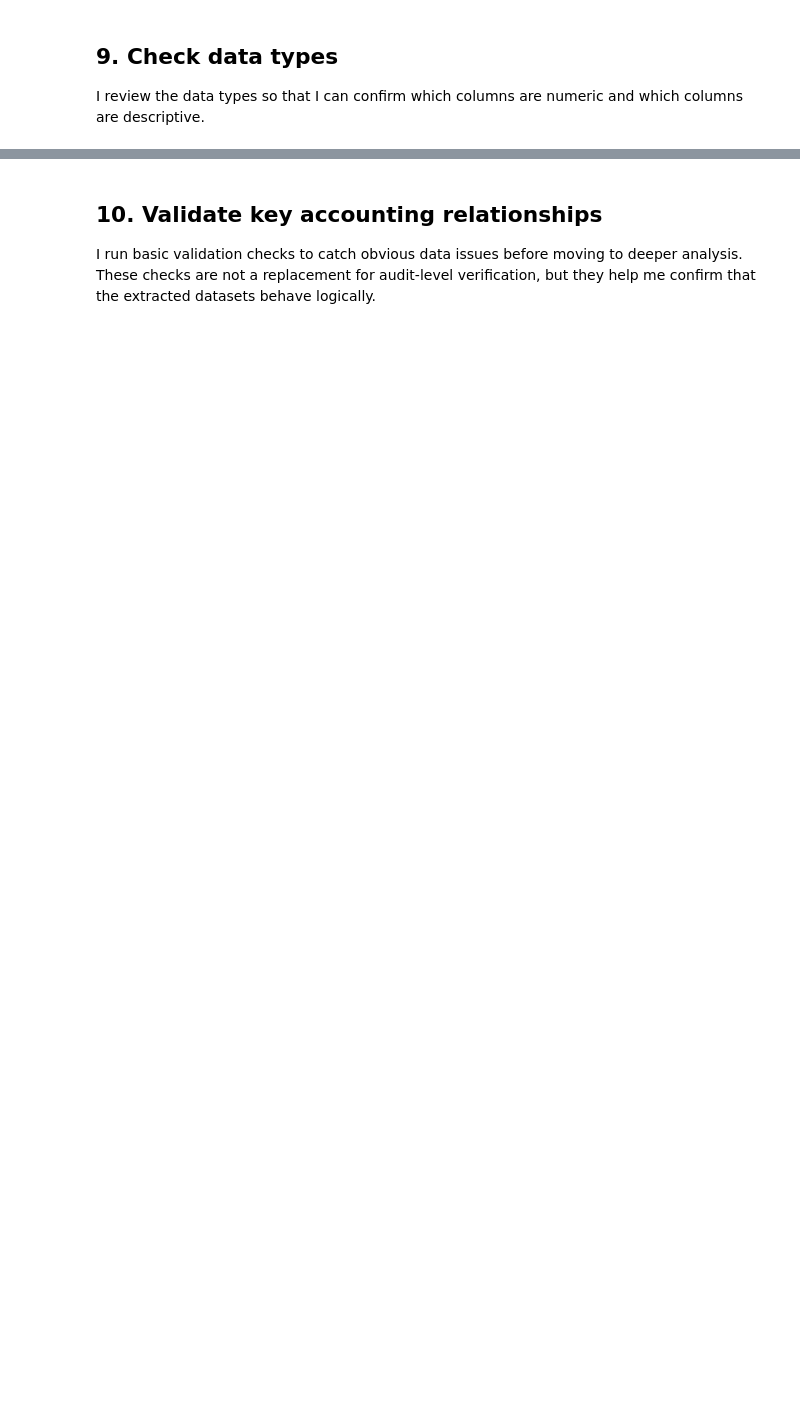
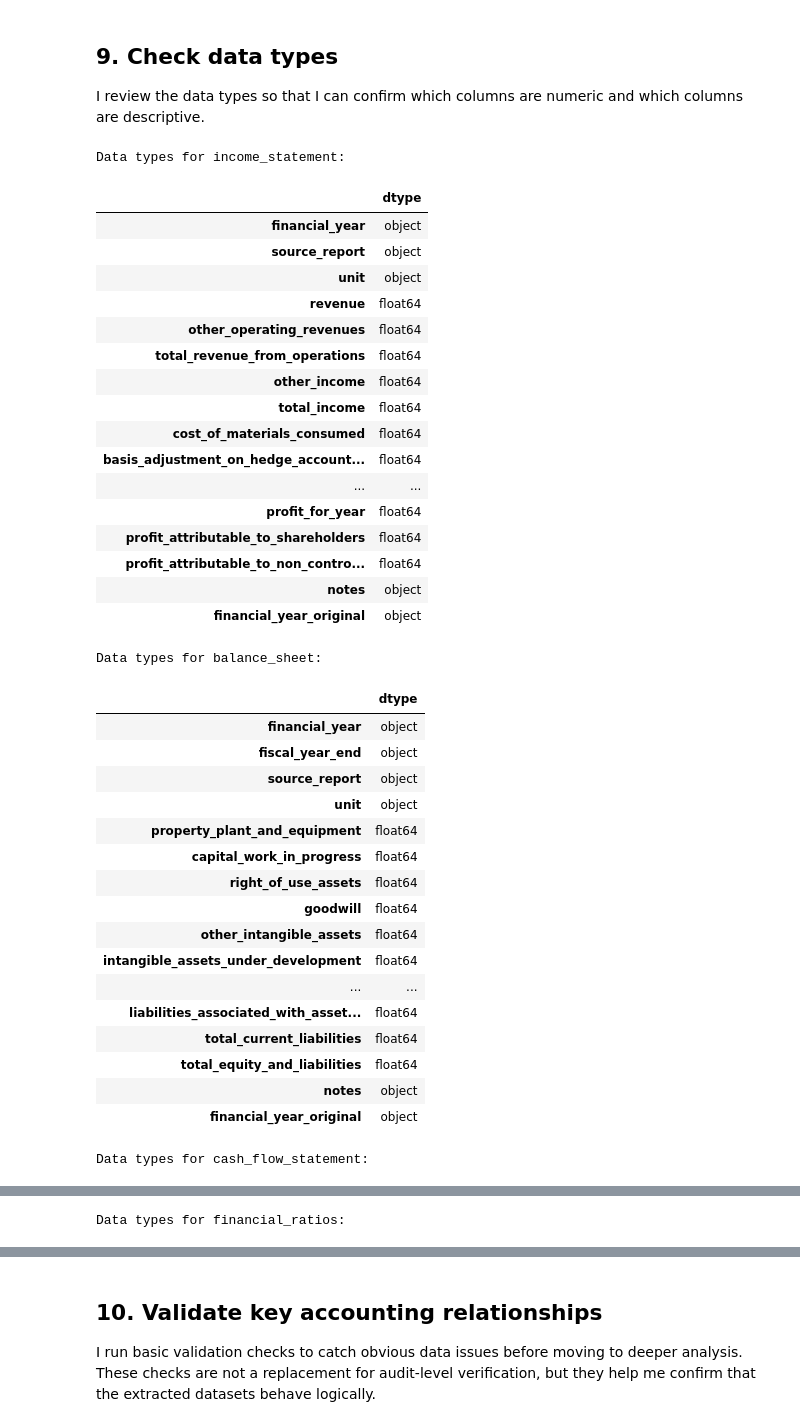
Before and after one commit to vatsal-goel/tata-motors-financial-analysis, a Jupyter notebook: notebooks/01_data_cleaning_and_validation.ipynb, the cells around one changed output, grey strips where cells are left out. Saved outputs shown, nothing was run; the diff lists cells and outputs as text; code cells hidden in the pictures; blank space fills up the shorter version.

Commit message:
Fix data validation notebook year standardization

```diff
--- a/notebooks/01_data_cleaning_and_validation.ipynb
+++ b/notebooks/01_data_cleaning_and_validation.ipynb
@@ -140,6 +174,5 @@ for name, df in datasets.items():
 
 # I display the original and standardized year values for each dataset.
 for name, df in datasets.items():
-    print(f"
-{name} year labels:")
+    print(f"{name} year labels:")
     display(df[["financial_year_original", "financial_year"]].drop_duplicates().sort_values("financial_year"))
@@ -250,8 +340,7 @@ for name, df in {
     "cash_flow_statement": cashflow_clean,
     "financial_ratios": ratios_clean,
 }.items():
-    print(f"
-Missing values in {name}:")
+    print(f"Missing values in {name}:")
     missing = df.isna().sum()
     missing = missing[missing > 0].sort_values(ascending=False)
 
@@ -266,10 +370,47 @@ I review the data types so that I can confirm which columns are numeric and whic
 # %%
 for name, df in {
     "income_statement": income_clean,
     "balance_sheet": balance_clean,
     "cash_flow_statement": cashflow_clean,
     "financial_ratios": ratios_clean,
 }.items():
-    print(f"
-Data types for {name}:")
+    print(f"Data types for {name}:")
     display(df.dtypes.to_frame("dtype"))
+# %% [output]
+Data types for income_statement:
+|  | dtype |
+| financial_year | object |
+| source_report | object |
+| unit | object |
+| revenue | float64 |
+| other_operating_revenues | float64 |
+| total_revenue_from_operations | float64 |
+| other_income | float64 |
+| total_income | float64 |
+| cost_of_materials_consumed | float64 |
+| basis_adjustment_on_hedge_account... | float64 |
+| ... | ... |
+| profit_for_year | float64 |
+| profit_attributable_to_shareholders | float64 |
+| profit_attributable_to_non_contro... | float64 |
+| notes | object |
+| financial_year_original | object |
+Data types for balance_sheet:
+|  | dtype |
+| financial_year | object |
+| fiscal_year_end | object |
+| source_report | object |
+| unit | object |
+| property_plant_and_equipment | float64 |
+| capital_work_in_progress | float64 |
+| right_of_use_assets | float64 |
+| goodwill | float64 |
+| other_intangible_assets | float64 |
+| intangible_assets_under_development | float64 |
+| ... | ... |
+| liabilities_associated_with_asset... | float64 |
+| total_current_liabilities | float64 |
+| total_equity_and_liabilities | float64 |
+| notes | object |
+| financial_year_original | object |
+Data types for cash_flow_statement:
@@ -275,0 +434 @@ Data types for {name}:")
+Data types for financial_ratios:
```
Also changed, not shown: parts of 13 cells of this notebook.
